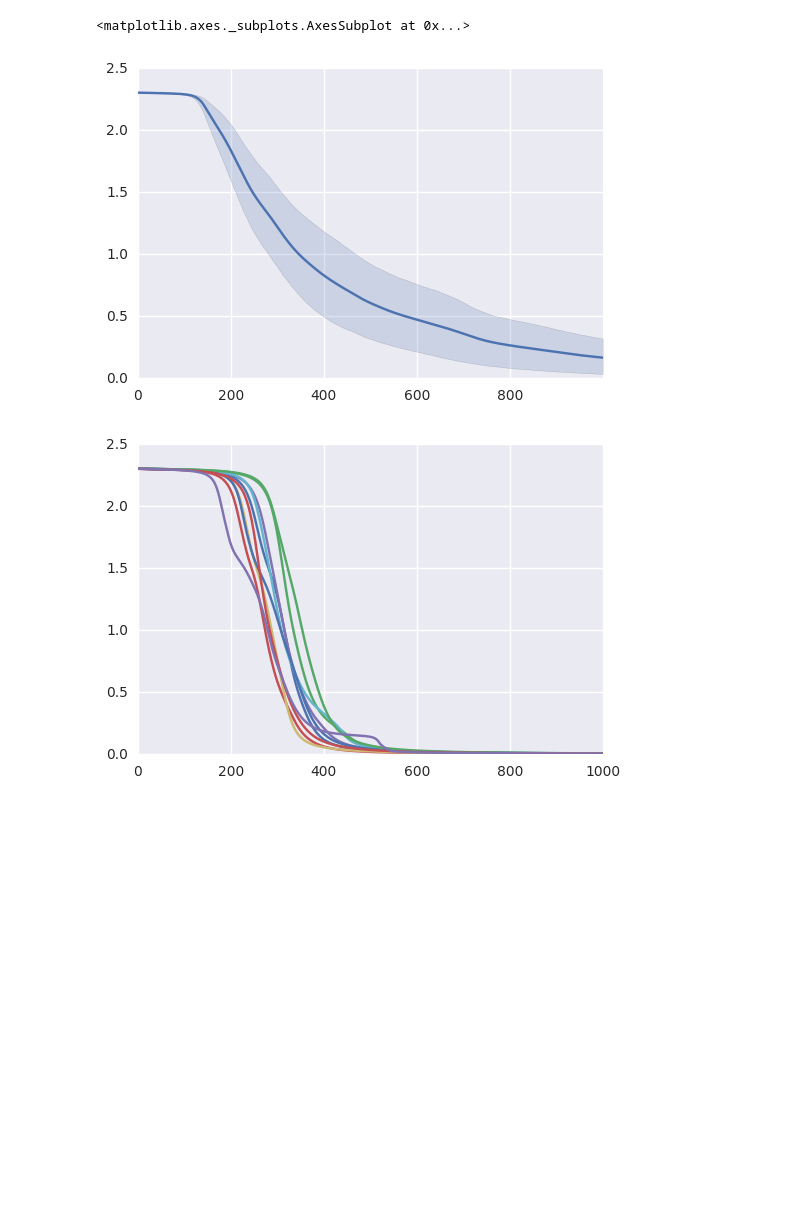
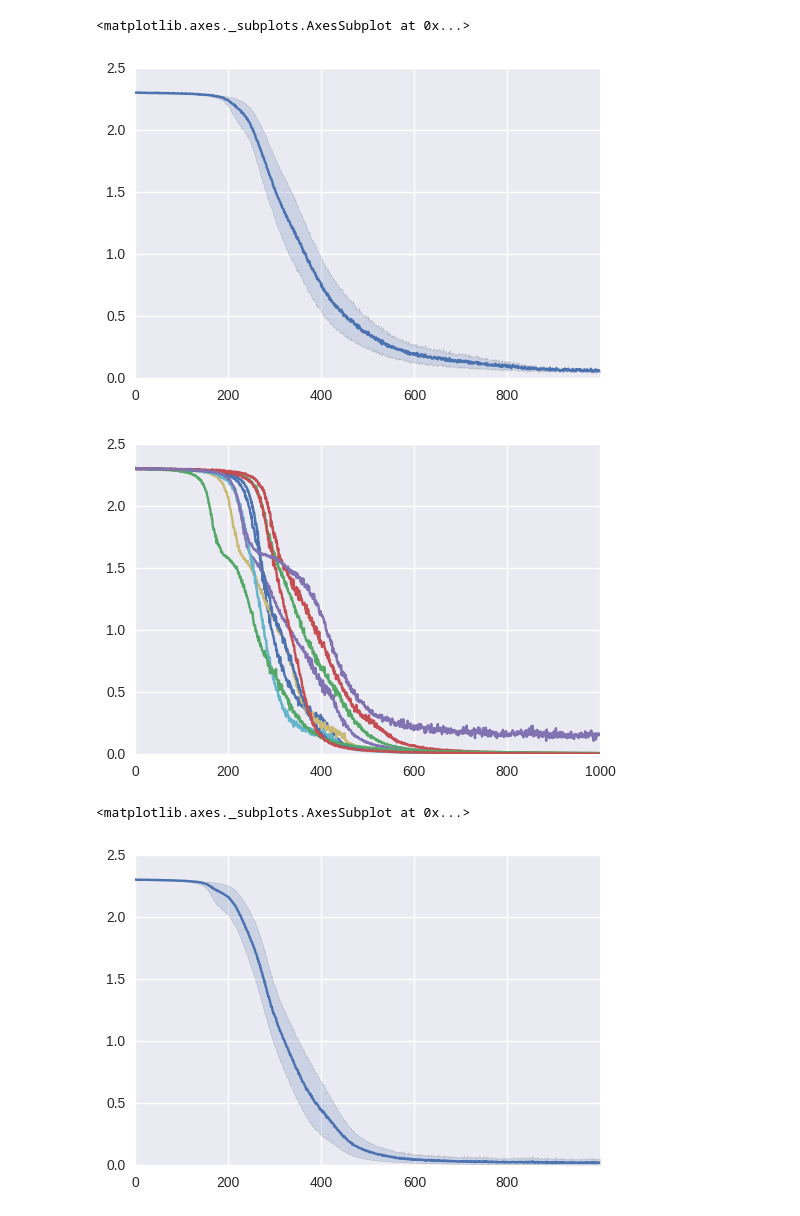
Before and after one commit to hans/ipython-notebooks, a Jupyter notebook: Gumbel-Softmax.ipynb, the cells around one changed output. Cells and saved outputs as stored; diff of their text form; code cells hidden in the pictures; blank space fills up the shorter version.

```diff
--- a/Gumbel-Softmax.ipynb
+++ b/Gumbel-Softmax.ipynb
@@ -128,17 +182,22 @@ for losses in all_gsf_losses:
 # %%
-sns.tsplot(all_losses, ci=95)
+sns.tsplot(all_gsf_losses, ci=95)
 # %% [output]
 <matplotlib.axes._subplots.AxesSubplot at 0x...>
-[figure, old version]
+[figure, new version]
 # %%
 build_softmax_model = partial(build_differentiable_model, sample_type="sf")
 
-all_sf_losses = []
+all_smx_losses = []
 for _ in range(10):
     lr = np.random.uniform(low=0.04, high=0.06)
-    all_sf_losses.append(test_model(build_softmax_model, 10, 1000, lr))
+    all_smx_losses.append(test_model(build_softmax_model, 256, 1000, lr))
 
-for losses in all_sf_losses:
+for losses in all_smx_losses:
     plt.plot(losses)
 # %% [output]
-[figure, old version]
+[figure, new version]
+# %%
+sns.tsplot(all_smx_losses, ci=95)
+# %% [output]
+<matplotlib.axes._subplots.AxesSubplot at 0x...>
+[figure, added]
```
Also changed, not shown: parts of 12 cells of this notebook.
